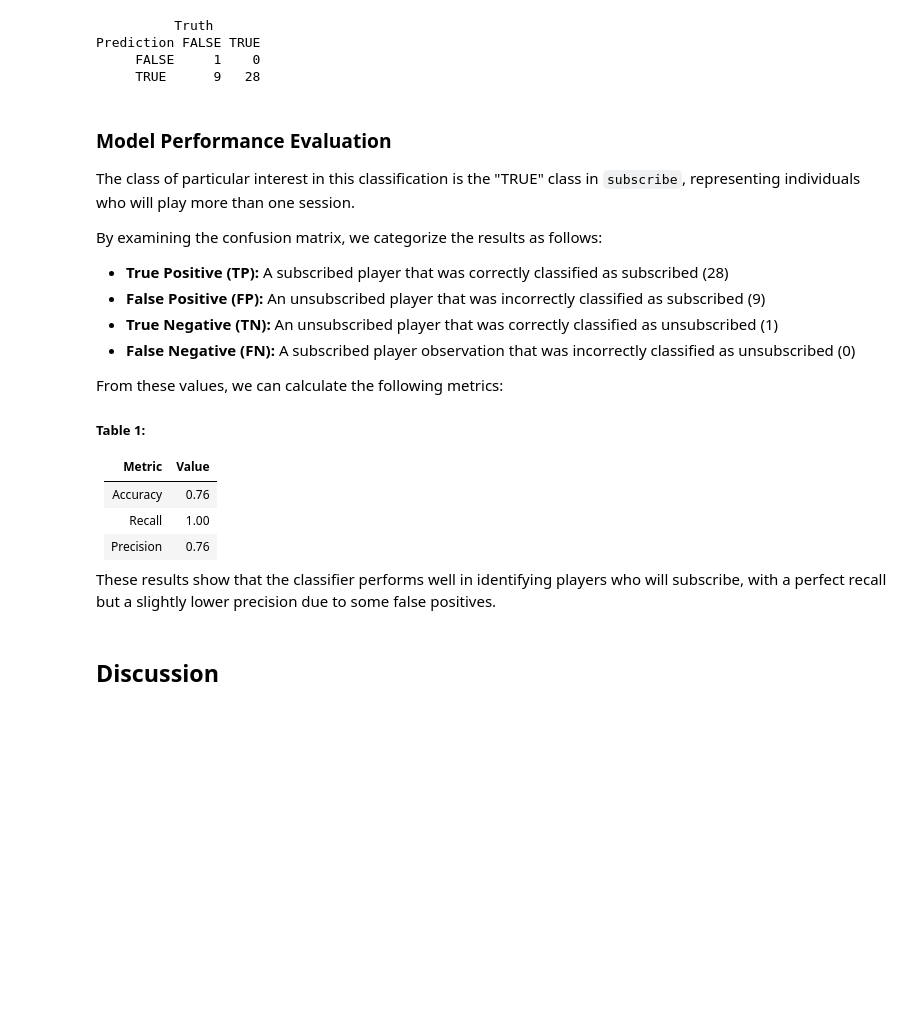
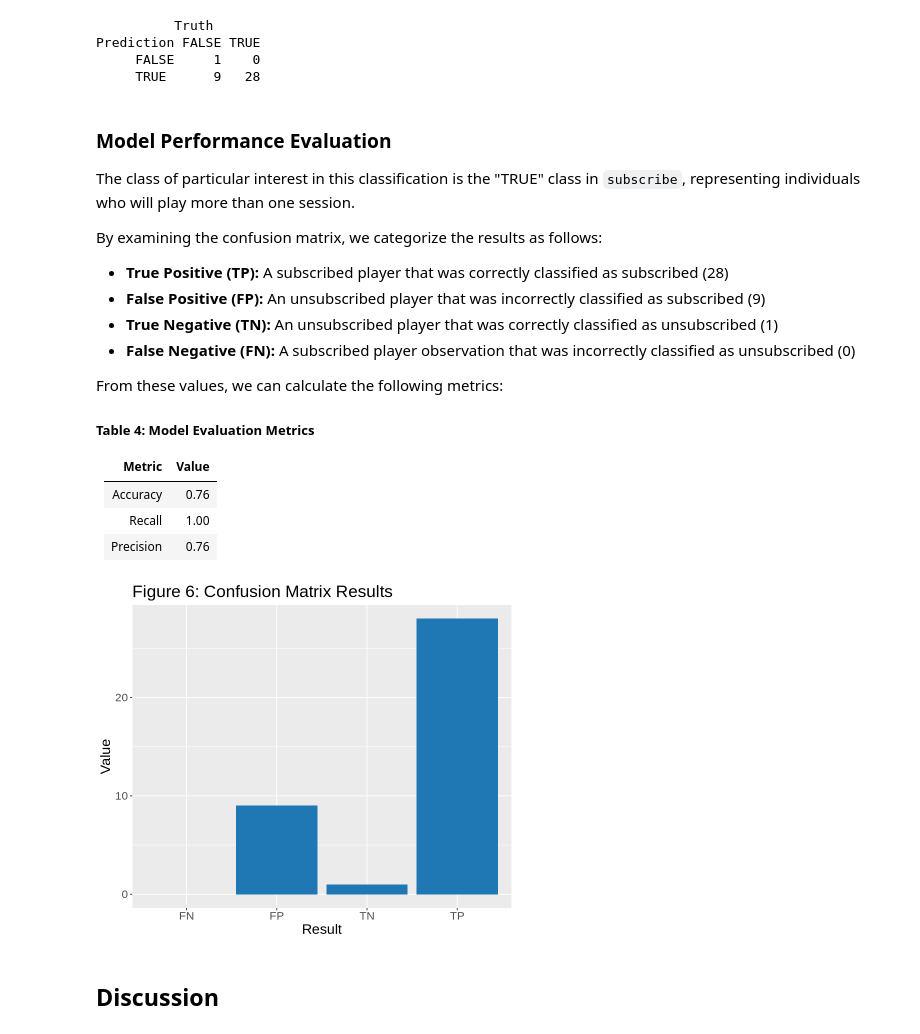
Before and after one commit to sarahmontgomery04/dsci-100-2025w2-group-13, a Jupyter notebook: Project Final Report.ipynb, the cells around one changed output. Cells and saved outputs as stored; diff of their text form; code cells hidden in the pictures; blank space fills up the shorter version.

```diff
--- a/Project Final Report.ipynb
+++ b/Project Final Report.ipynb
@@ -483,13 +486,22 @@ By examining the confusion matrix, we categorize the results as follows:
 - **False Negative (FN):** A subscribed player observation that was incorrectly classified as unsubscribed (0)
 
 From these values, we can calculate the following metrics:
-##### Table 1:
+##### Table 4: Model Evaluation Metrics
 | Metric | Value |
 |----------|-----|
 | Accuracy | 0.76 |
 | Recall | 1.00 |
 | Precision | 0.76 |
-
-These results show that the classifier performs well in identifying players who will subscribe, with a perfect recall but a slightly lower precision due to some false positives.
+# %%
+options(repr.plot.height = 6, repr.plot.width = 7)
+figure5 <- tibble("result" = c("TP", "FP", "TN", "FN"),
+                  "value" = c(28,9,1,0)) |>
+    ggplot(aes(x = result, y = value)) +
+        geom_bar(stat = "identity", fill = "#1F78B4") +
+        labs(x = "Result", y = "Value", title = "Figure 6: Confusion Matrix Results") +
+        theme(text = element_text(size = 17))
+figure5
+# %% [output]
+[figure, added]
 # %% [markdown]
 ## Discussion
```
Also changed, not shown: parts of 18 cells of this notebook.
